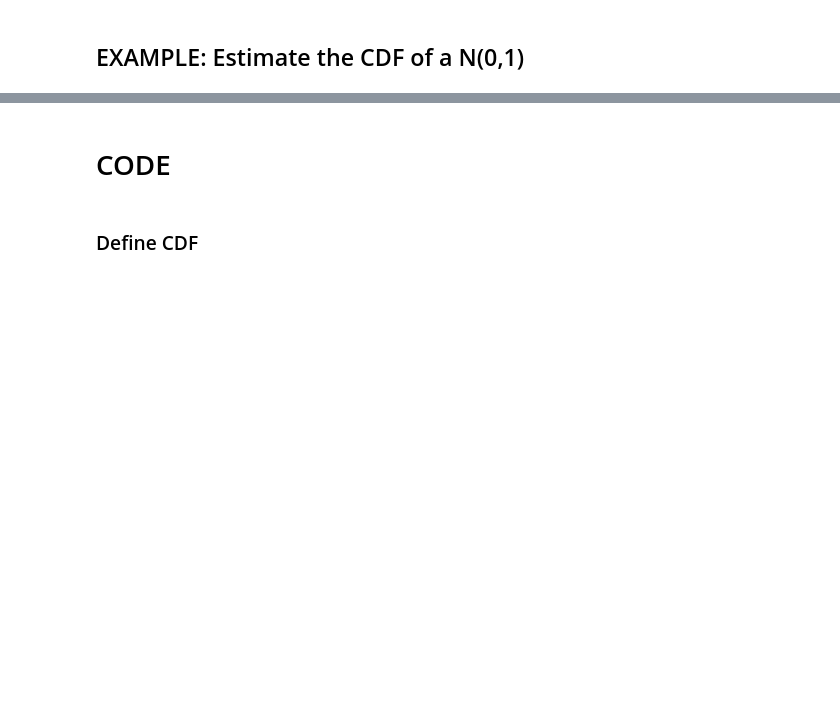
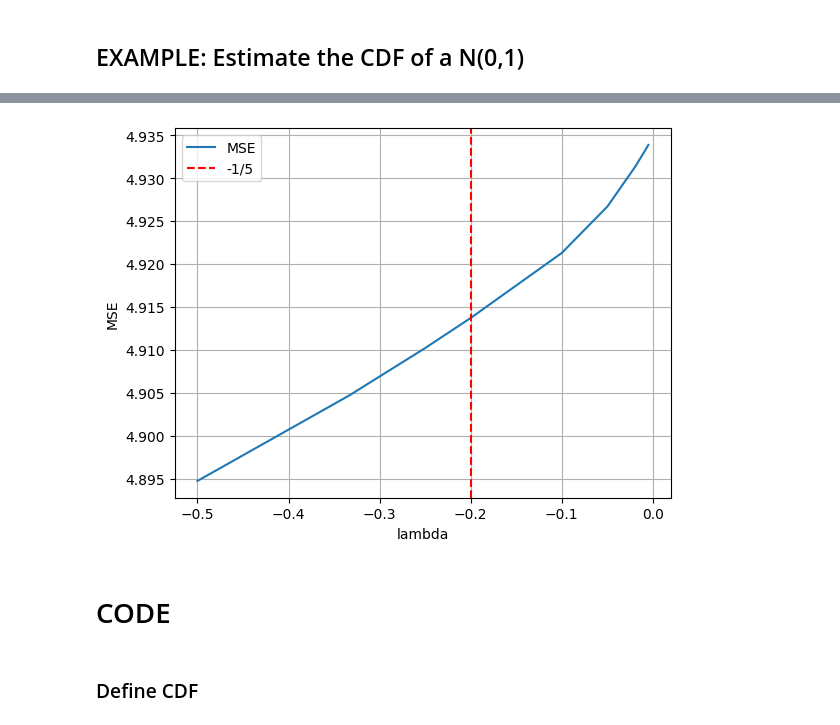
Before and after one commit to dbracale/Dynamic-Pricing, a Jupyter notebook: LS.ipynb, the cells around one changed output, grey strips where cells are left out. Saved outputs shown, nothing was run; the diff lists cells and outputs as text; code cells hidden in the pictures; blank space fills up the shorter version.

```diff
--- a/LS.ipynb
+++ b/LS.ipynb
@@ -115,3 +193,13 @@ def LS(w, y, d_alpha, d_alpha_inv, epsi):
+# %%
+plt.plot(seq, MSE, label='MSE')
+plt.axvline(x=-1/5, color='red', linestyle='--', label='-1/5')
+plt.xlabel('lambda')
+plt.ylabel('MSE')
+plt.legend()
+plt.grid(True)
+plt.show()
+# %% [output]
+[figure, added]
 # %% [markdown]
 # CODE
 # %% [markdown]
```
Also changed, not shown: parts of 13 cells of this notebook.
